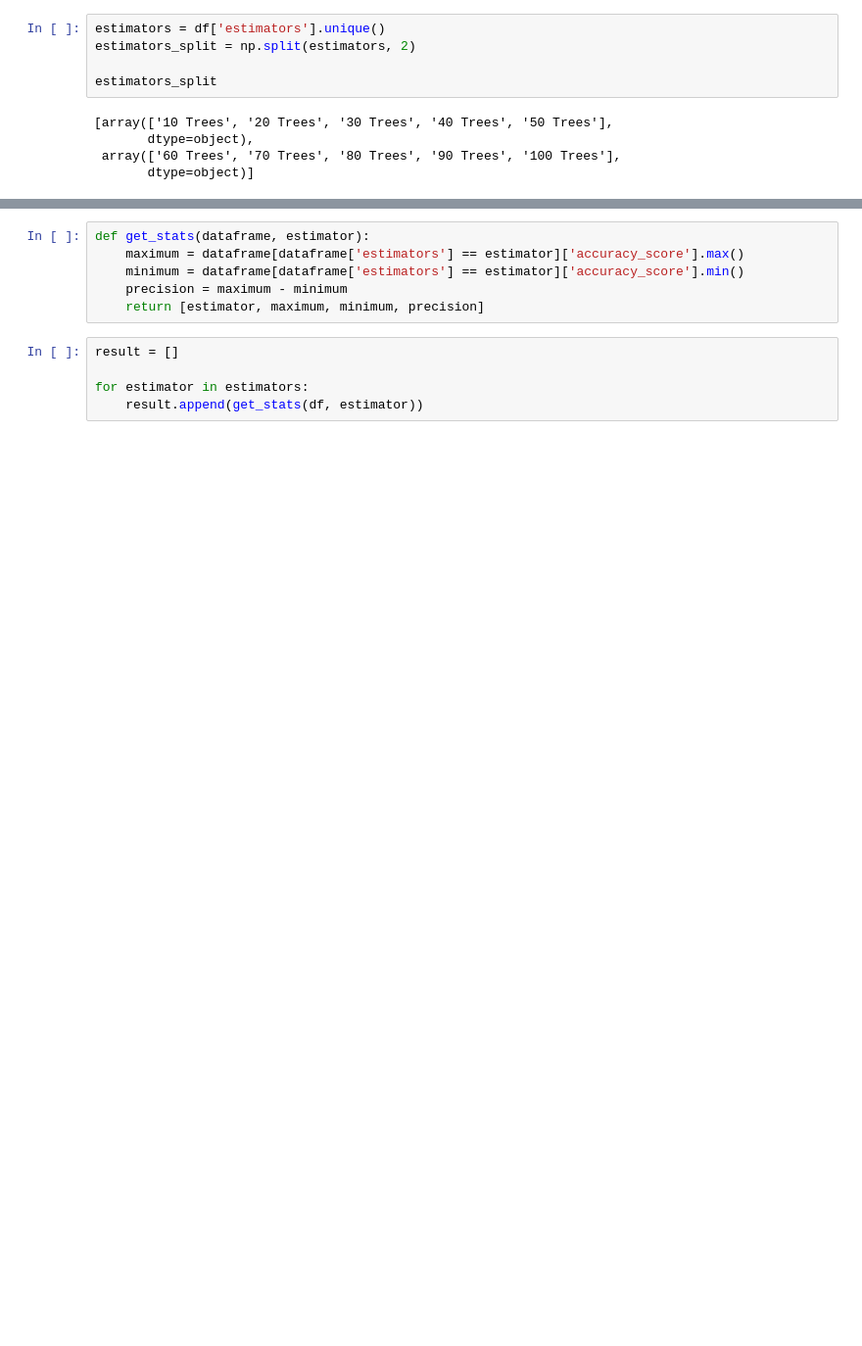
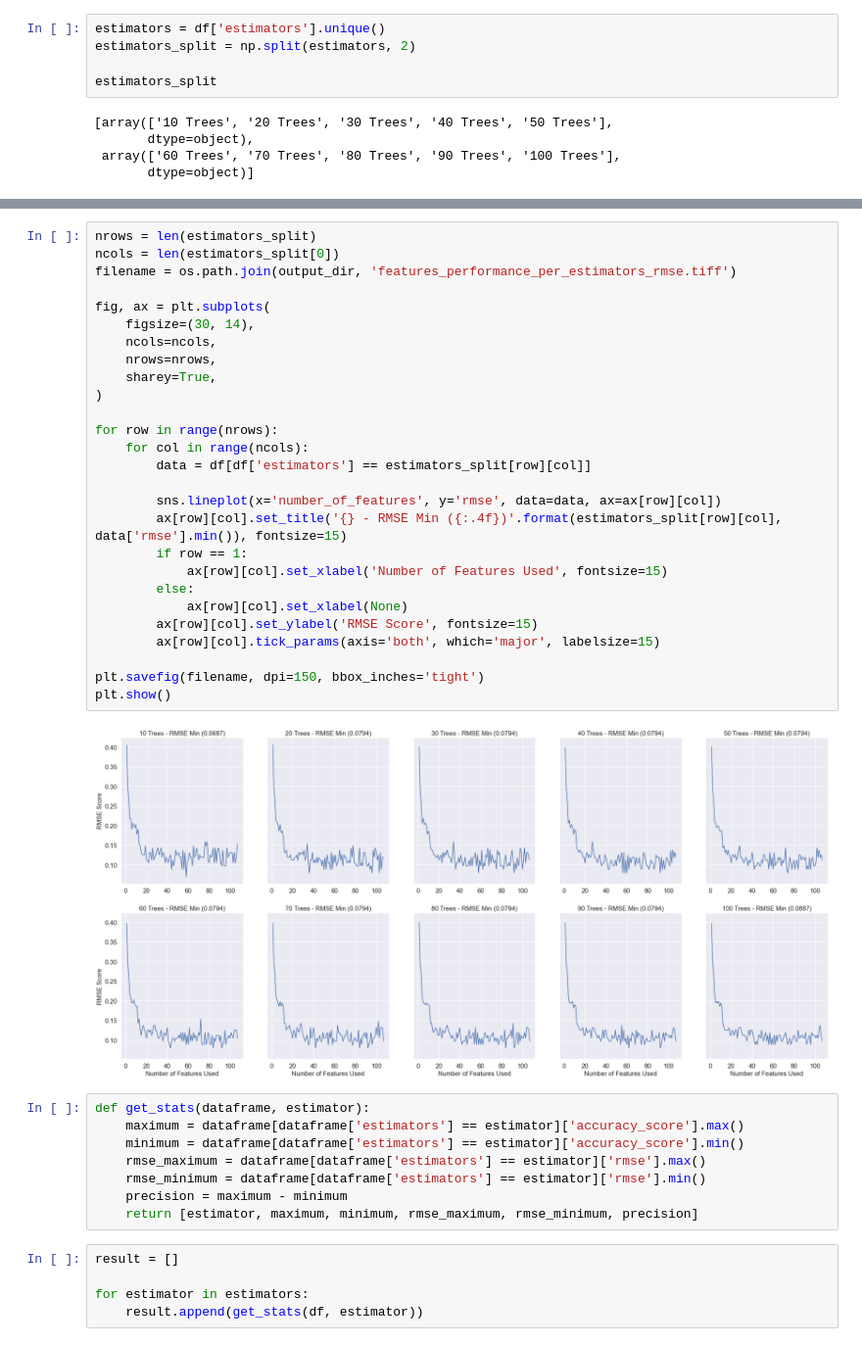
Before and after one commit to martanto/auto-classification-vt, a Jupyter notebook: 07_features_performance_every_estimators.ipynb, the cells around one changed output, grey strips where cells are left out. Shown at 98% size. Saved outputs shown, nothing was run; the diff lists cells and outputs as text; blank space fills up the shorter version.

```diff
--- a/07_features_performance_every_estimators.ipynb
+++ b/07_features_performance_every_estimators.ipynb
@@ -77,9 +75,40 @@ plt.show()
+# %%
+nrows = len(estimators_split)
+ncols = len(estimators_split[0])
+filename = os.path.join(output_dir, 'features_performance_per_estimators_rmse.tiff')
+
+fig, ax = plt.subplots(
+    figsize=(30, 14),
+    ncols=ncols,
+    nrows=nrows,
+    sharey=True,
+)
+
+for row in range(nrows):
+    for col in range(ncols):
+        data = df[df['estimators'] == estimators_split[row][col]]
+
+        sns.lineplot(x='number_of_features', y='rmse', data=data, ax=ax[row][col])
+        ax[row][col].set_title('{} - RMSE Min ({:.4f})'.format(estimators_split[row][col], data['rmse'].min()), fontsize=15)
+        if row == 1:
+            ax[row][col].set_xlabel('Number of Features Used', fontsize=15)
+        else:
+            ax[row][col].set_xlabel(None)
+        ax[row][col].set_ylabel('RMSE Score', fontsize=15)
+        ax[row][col].tick_params(axis='both', which='major', labelsize=15)
+
+plt.savefig(filename, dpi=150, bbox_inches='tight')
+plt.show()
+# %% [output]
+[figure, added]
 # %%
 def get_stats(dataframe, estimator):
     maximum = dataframe[dataframe['estimators'] == estimator]['accuracy_score'].max()
     minimum = dataframe[dataframe['estimators'] == estimator]['accuracy_score'].min()
+    rmse_maximum = dataframe[dataframe['estimators'] == estimator]['rmse'].max()
+    rmse_minimum = dataframe[dataframe['estimators'] == estimator]['rmse'].min()
     precision = maximum - minimum
-    return [estimator, maximum, minimum, precision]
+    return [estimator, maximum, minimum, rmse_maximum, rmse_minimum, precision]
 # %%
 result = []
 
```
Also changed, not shown: parts of 7 cells of this notebook, 22 other files.
